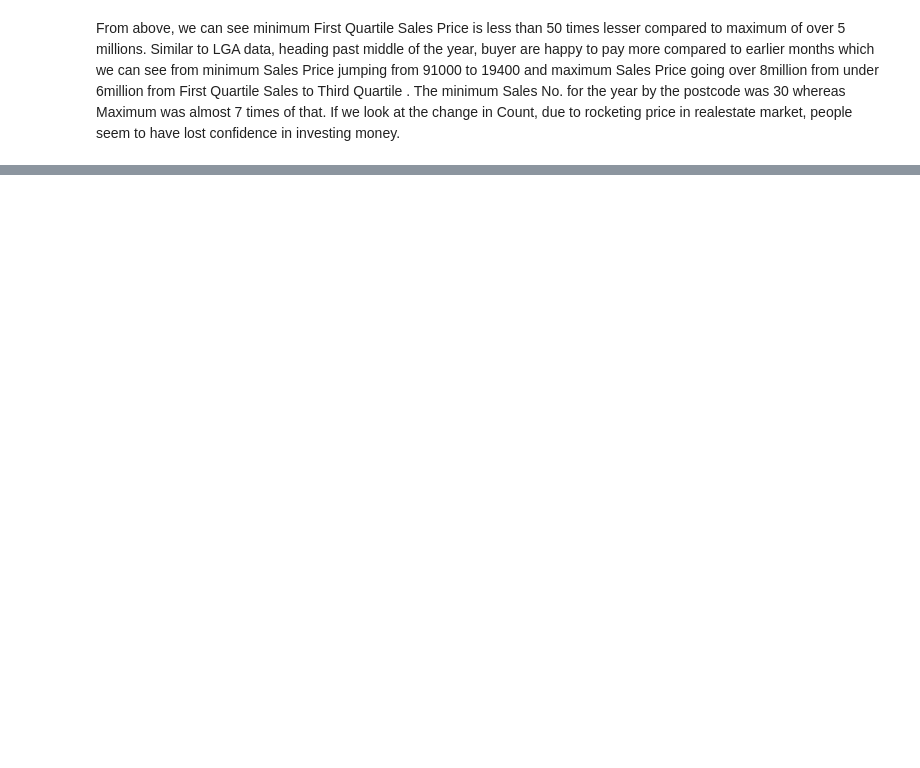
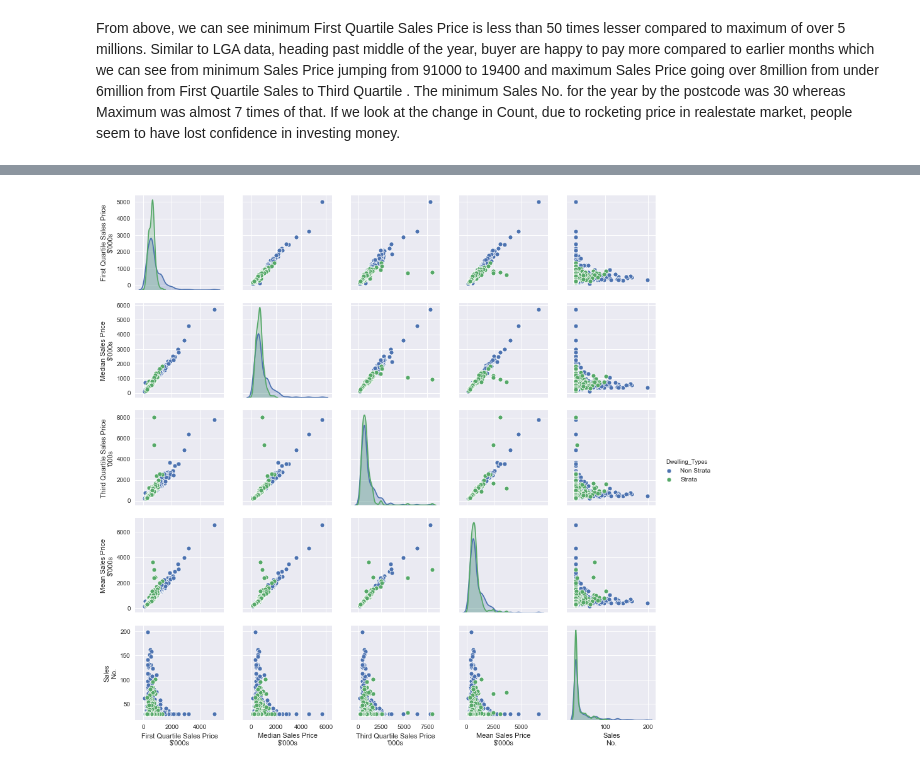
Before and after one commit to Hamza-cmd/Comp257-Project, a Jupyter notebook: SalesTable.ipynb, the cells around one changed output, grey strips where cells are left out. Saved outputs shown, nothing was run; the diff lists cells and outputs as text; code cells hidden in the pictures; blank space fills up the shorter version.

```diff
--- a/SalesTable.ipynb
+++ b/SalesTable.ipynb
@@ -223,0 +233,7 @@ From above, we can see minimum First Quartile Sales Price is less than 50 times
+# %%
+postcode_clean.plot = sns.pairplot(postcode_clean,vars=['First Quartile Sales Price\n$\'000s',
+       'Median Sales Price\n$\'000s',
+       'Third Quartile Sales Price\n\'000s','Mean Sales Price\n$\'000s',
+       'Sales\nNo.'],hue='Dwelling_Types')
+# %% [output]
+[figure, added]
```
Also changed, not shown: parts of 4 cells of this notebook.
